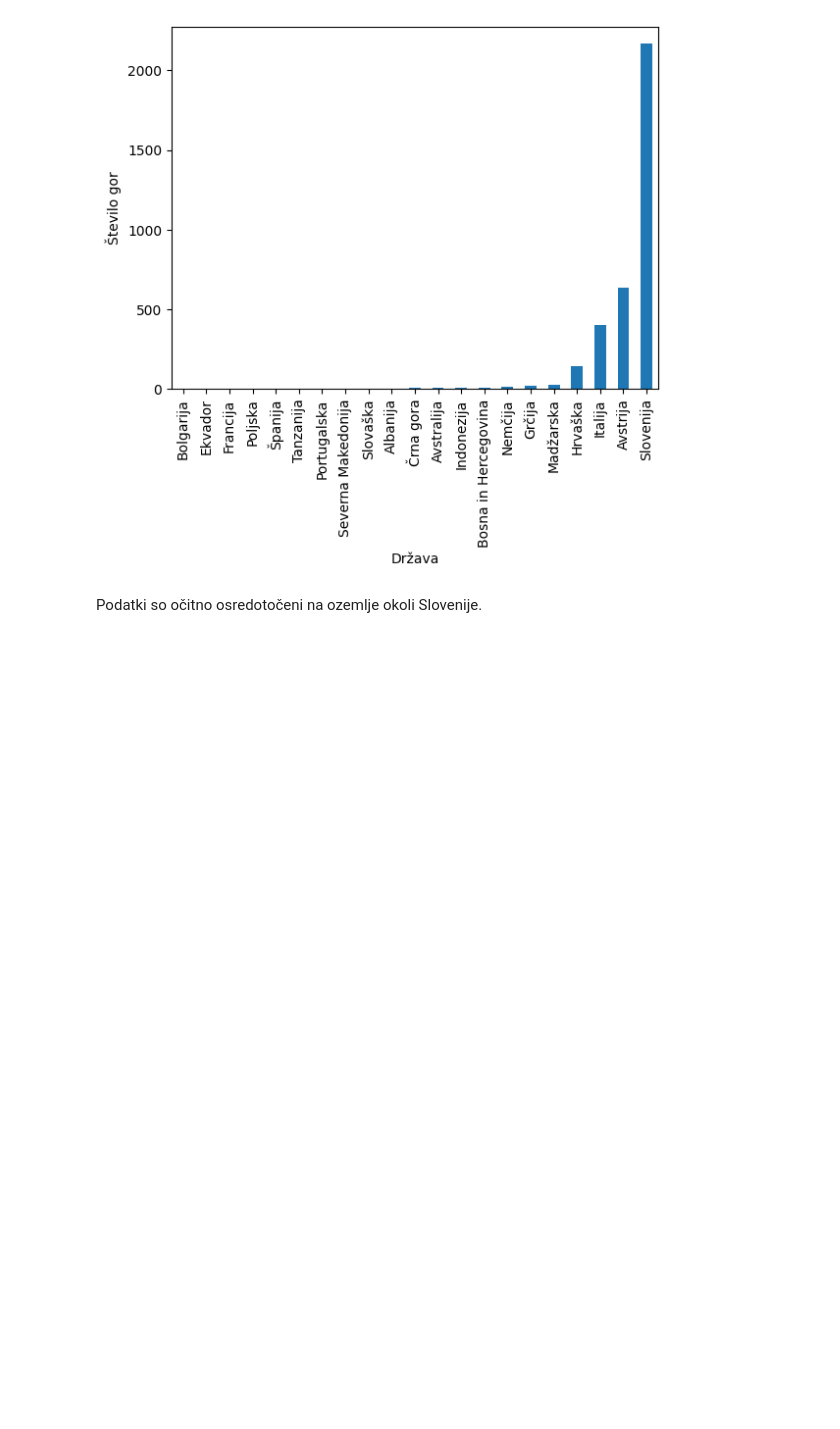
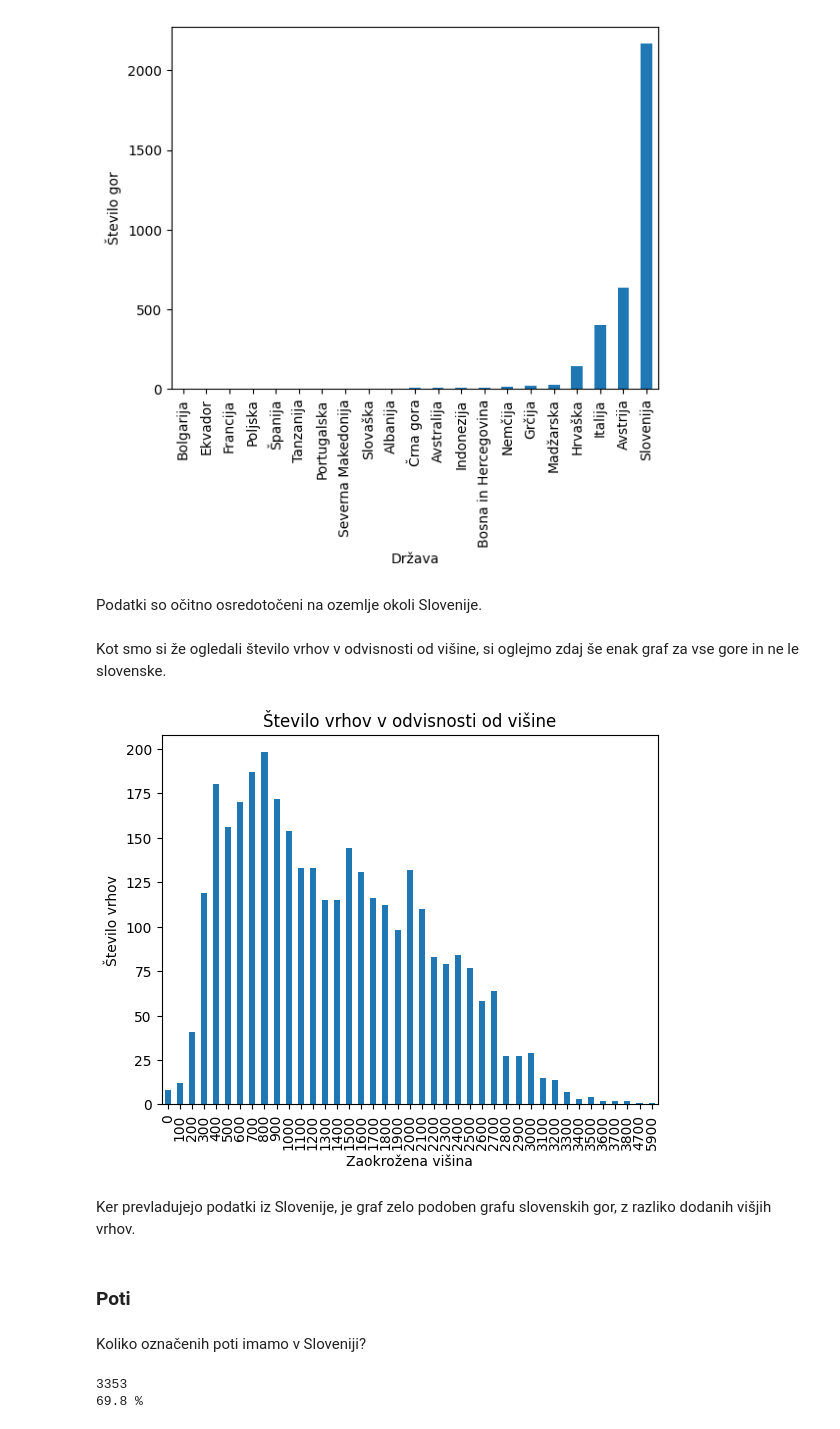
Before and after one commit to tilenzabkar/uvp-projektna-naloga, a Jupyter notebook: analiza.ipynb, the cells around one changed output. Drawn from its saved outputs; the diff is of its cells as text; code cells hidden in the pictures; blank space fills up the shorter version.

```diff
--- a/analiza.ipynb
+++ b/analiza.ipynb
@@ -110,3 +116,28 @@ po_drzavi_st_vrhov.sort_values().plot.bar(xlabel="Država", ylabel="Število gor
 [figure]
 # %% [markdown]
 Podatki so očitno osredotočeni na ozemlje okoli Slovenije.
+# %% [markdown]
+Kot smo si že ogledali število vrhov v odvisnosti od višine, si oglejmo zdaj še enak graf za vse gore in ne le slovenske.
+# %%
+po_visini_vse = gore.groupby("zaokrožena višina").size()
+graf_po_visini_vse = po_visini_vse.plot.bar(title="Število vrhov v odvisnosti od višine",xlabel="Zaokrožena višina", ylabel="Število vrhov")
+# %% [output]
+[figure, added]
+# %% [markdown]
+Ker prevladujejo podatki iz Slovenije, je graf zelo podoben grafu slovenskih gor, z razliko dodanih višjih vrhov.
+# %% [markdown]
+### Poti
+# %% [markdown]
+Koliko označenih poti imamo v Sloveniji?
+# %%
+gore_poti = pd.read_csv("gore_poti.csv")
+gore_okolica = pd.read_csv("gore_okolica.csv")
+
+slo_gore_z_potmi = pd.merge(slovenske_gore, gore_poti, left_on="id", right_on="id")
+oznacene = len(slo_gore_z_potmi[slo_gore_z_potmi["zahtevnost"].str.contains(" označena ")])
+odstotek_oznacenih = round(oznacene / len(slo_gore_z_potmi) * 100, 1)
+print(oznacene)
+print(f"{odstotek_oznacenih} %")
+# %% [output]
+3353
+69.8 %
```
Also changed, not shown: parts of 19 cells of this notebook, 5 other files.
